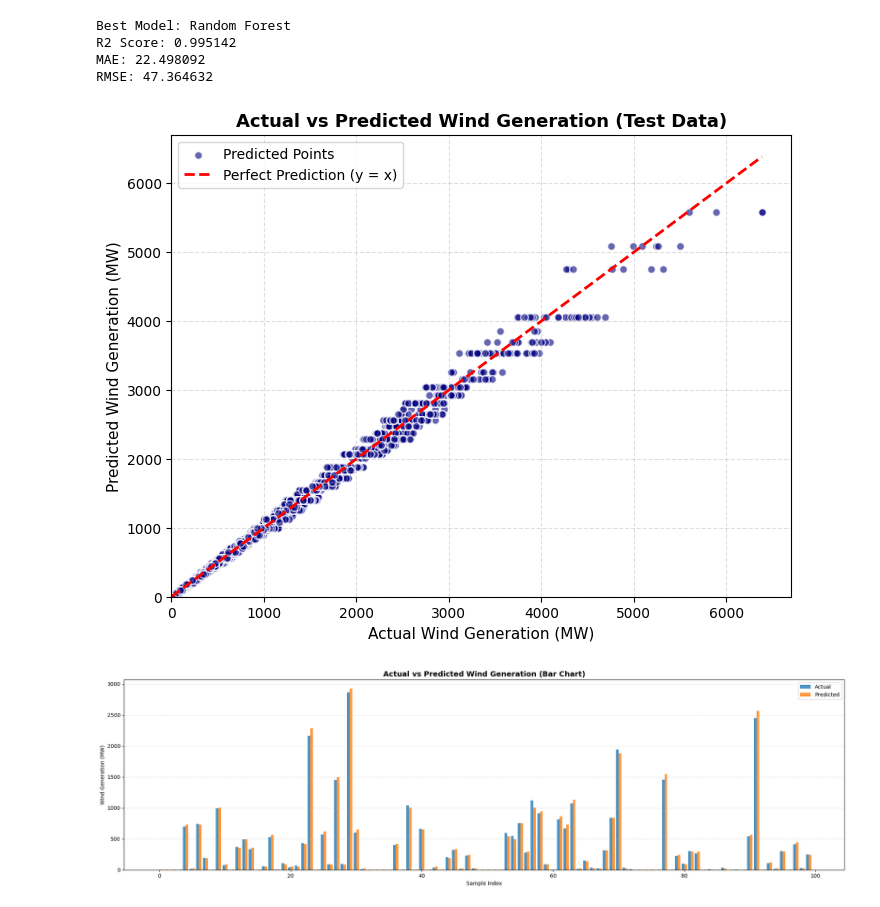
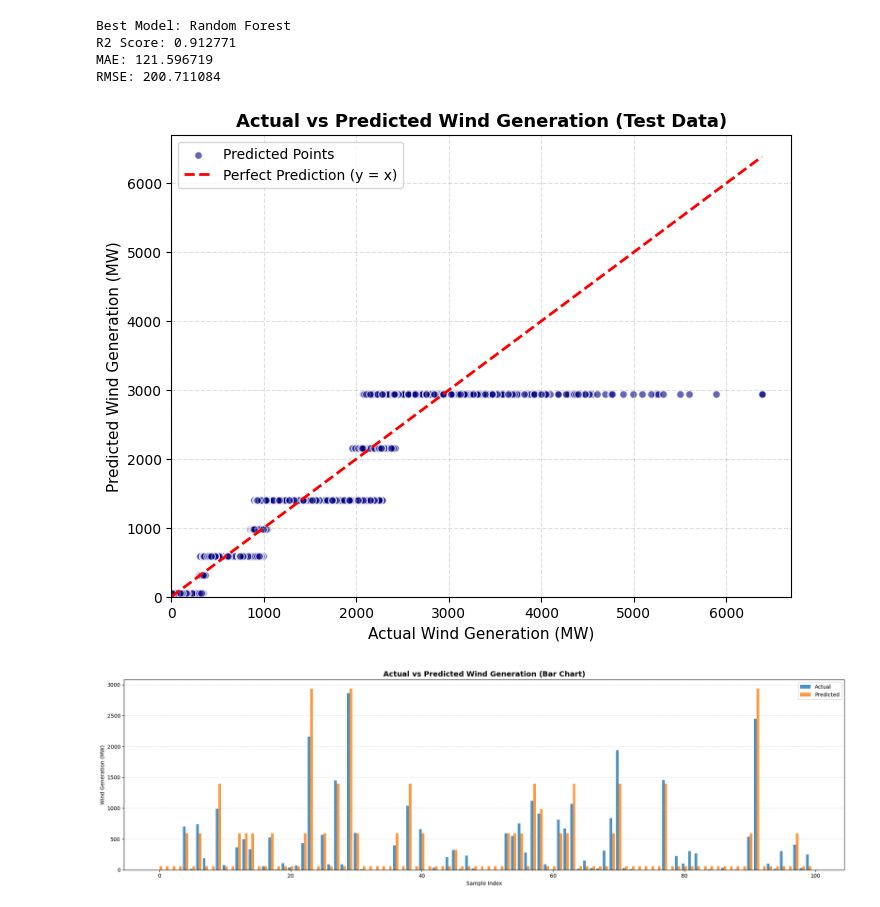
Before and after one commit to Sahilsharma500/majorrproject, a Jupyter notebook: model-training/wind.ipynb, the cells around one changed output. Cells and saved outputs as stored; diff of their text form; code cells hidden in the pictures.

```diff
--- a/model-training/wind.ipynb
+++ b/model-training/wind.ipynb
@@ -13,7 +13,6 @@ wind_df = df[[
     'precip_mm',
     'installed_wind_MW',
     'weather',
-    'year',
     'wind_gen_MW'
 ]]
 # %%
@@ -146,8 +144,8 @@ with open("../models-encoders/wind-encoder.pickle", "wb") as file:
 from sklearn.ensemble import RandomForestRegressor
 
 best_model = RandomForestRegressor(
-    n_estimators=3,
-    max_depth=5,
+    n_estimators=2,
+    max_depth=2,
     min_samples_split=3,
     min_samples_leaf=2,
     random_state=42
@@ -155,6 +153,11 @@ best_model = RandomForestRegressor(
 
 
 best_model.fit(X_train, y_train)
+import pickle
+
+with open("../models-encoders/wind-model.pickle", "wb") as file:
+    pickle.dump(best_model, file)
+
 importances = best_model.feature_importances_
 feature_importance_df = pd.DataFrame({
     'Feature': X_train.columns,
@@ -197,35 +200,35 @@ plt.legend()
 plt.grid(True, linestyle='--', alpha=0.4)
 plt.xlim(min_val * 0.95, max_val * 1.05)
 plt.ylim(min_val * 0.95, max_val * 1.05)
 
 N = 100
 actual = y_test[:N]
 predicted = y_pred_best[:N]
 
 # Create bar positions
 x = np.arange(N)
 width = 0.4
 
 plt.figure(figsize=(20, 6))
 
 # Bars for actual values
 plt.bar(x - width/2, actual, width, label='Actual', alpha=0.8)
 
 # Bars for predicted values
 plt.bar(x + width/2, predicted, width, label='Predicted', alpha=0.8)
 
 plt.title("Actual vs Predicted Wind Generation (Bar Chart)", fontsize=14, fontweight='bold')
 plt.xlabel("Sample Index")
 plt.ylabel("Wind Generation (MW)")
 plt.legend()
 plt.grid(axis='y', linestyle='--', alpha=0.4)
 
 plt.tight_layout()
 plt.show()
 # %% [output]
 Best Model: Random Forest
-R2 Score: 0.995142
-MAE: 22.498092
-RMSE: 47.364632
+R2 Score: 0.912771
+MAE: 121.596719
+RMSE: 200.711084
-[figure, old version]
+[figure, new version]
-[figure, old version]
+[figure, new version]
```
Also changed, not shown: parts of 4 cells of this notebook, 6 other files.
